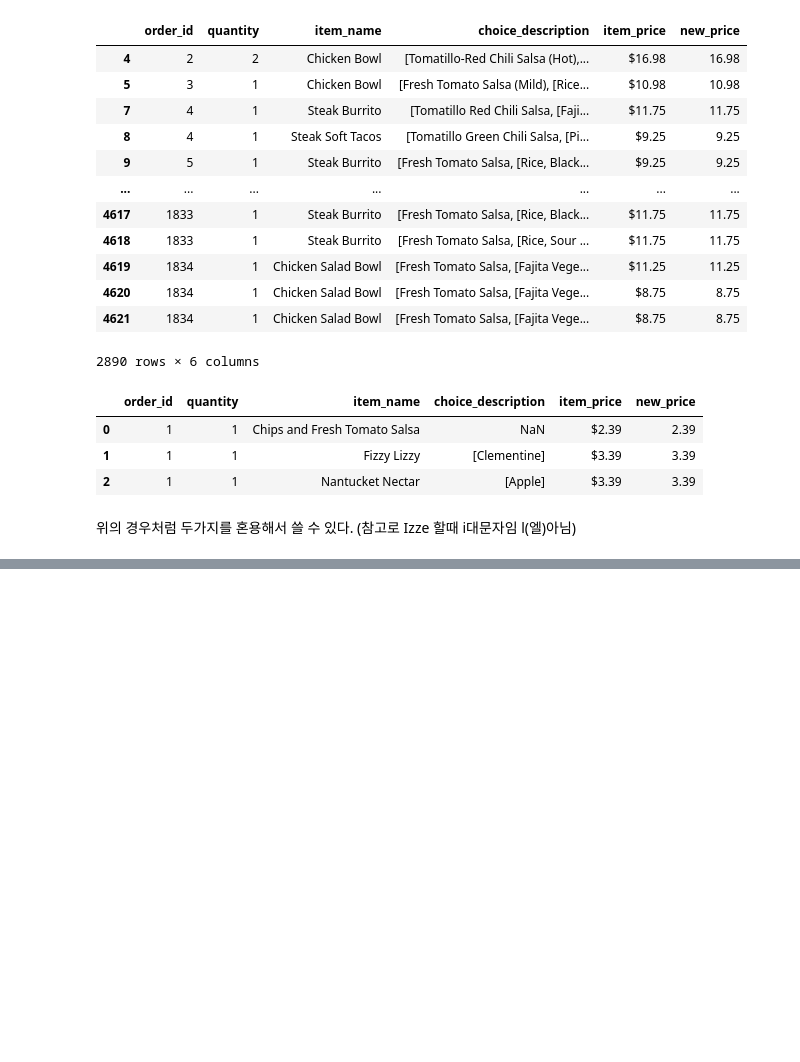
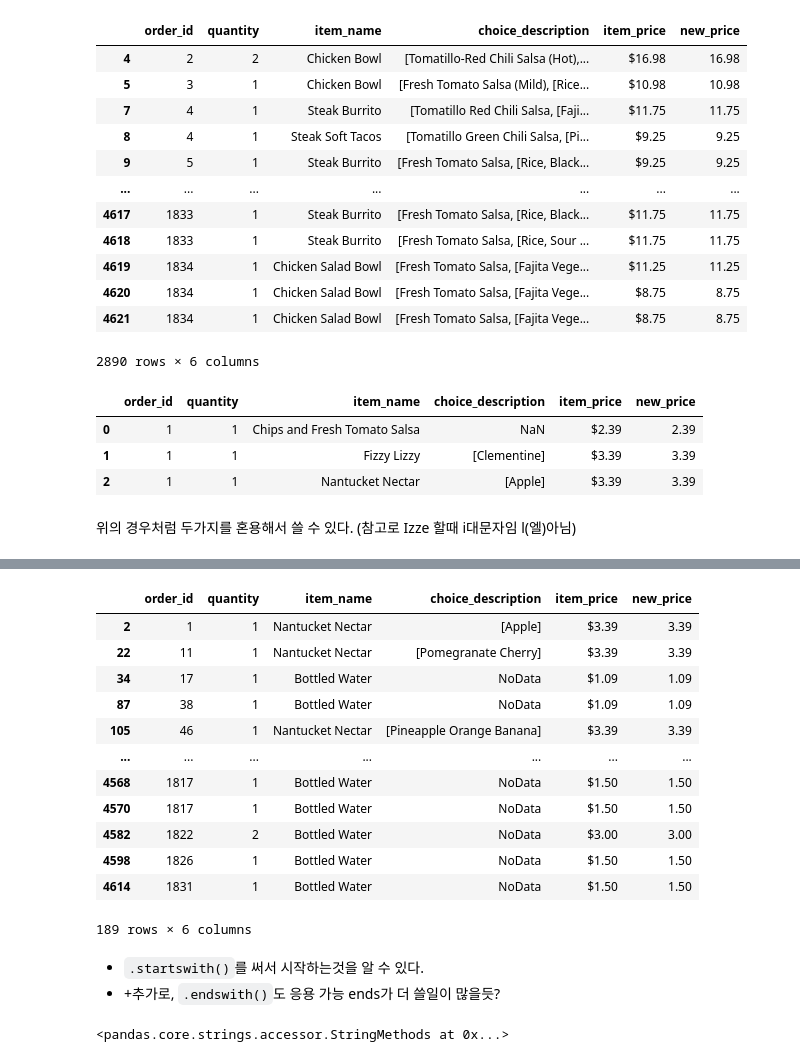
Before and after one commit to zero-bacteria/Learn_data_analysis, a Jupyter notebook: 연습/01_데이터 다루기 입문.ipynb, the cells around one changed output, grey strips where cells are left out. Drawn from its saved outputs; the diff is of its cells as text; code cells hidden in the pictures; blank space fills up the shorter version.

```diff
--- a/연습/01_데이터 다루기 입문.ipynb
+++ b/연습/01_데이터 다루기 입문.ipynb
@@ -600,0 +457,23 @@ nf.head(3)
+# %%
+nf[nf.item_name.str.endswith('r')]
+# %% [output]
+|  | order_id | quantity | item_name | choice_description | item_price | new_price |
+| 2 | 1 | 1 | Nantucket Nectar | [Apple] | $3.39 | 3.39 |
+| 22 | 11 | 1 | Nantucket Nectar | [Pomegranate Cherry] | $3.39 | 3.39 |
+| 34 | 17 | 1 | Bottled Water | NoData | $1.09 | 1.09 |
+| 87 | 38 | 1 | Bottled Water | NoData | $1.09 | 1.09 |
+| 105 | 46 | 1 | Nantucket Nectar | [Pineapple Orange Banana] | $3.39 | 3.39 |
+| ... | ... | ... | ... | ... | ... | ... |
+| 4568 | 1817 | 1 | Bottled Water | NoData | $1.50 | 1.50 |
+| 4570 | 1817 | 1 | Bottled Water | NoData | $1.50 | 1.50 |
+| 4582 | 1822 | 2 | Bottled Water | NoData | $3.00 | 3.00 |
+| 4598 | 1826 | 1 | Bottled Water | NoData | $1.50 | 1.50 |
+| 4614 | 1831 | 1 | Bottled Water | NoData | $1.50 | 1.50 |
+189 rows × 6 columns
+# %% [markdown]
+* `.startswith()`를 써서 시작하는것을 알 수 있다.
+* +추가로, `.endswith()`도 응용 가능 ends가 더 쓸일이 많을듯?
+# %%
+nf.item_name.str
+# %% [output]
+<pandas.core.strings.accessor.StringMethods at 0x...>
```
Also changed, not shown: parts of 47 cells of this notebook.
